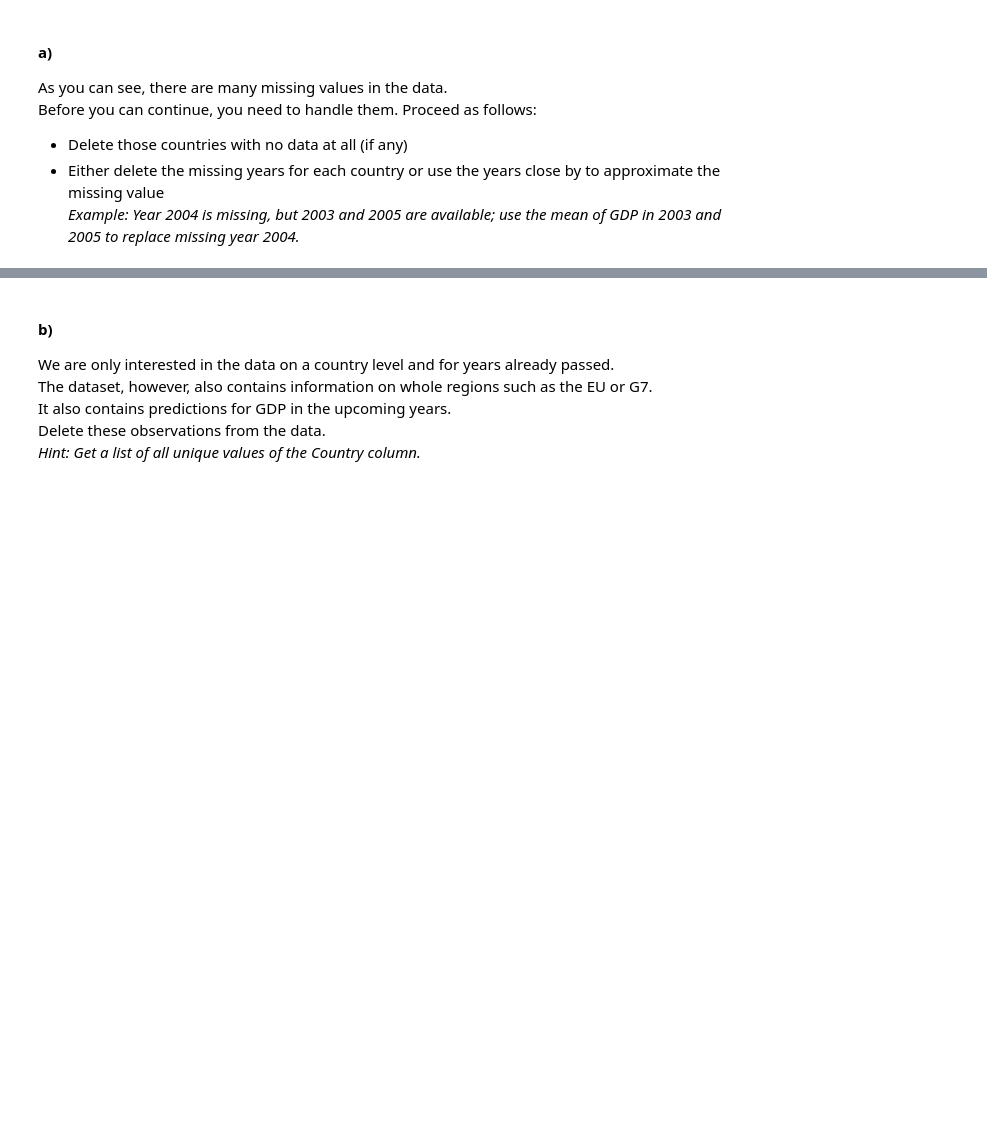
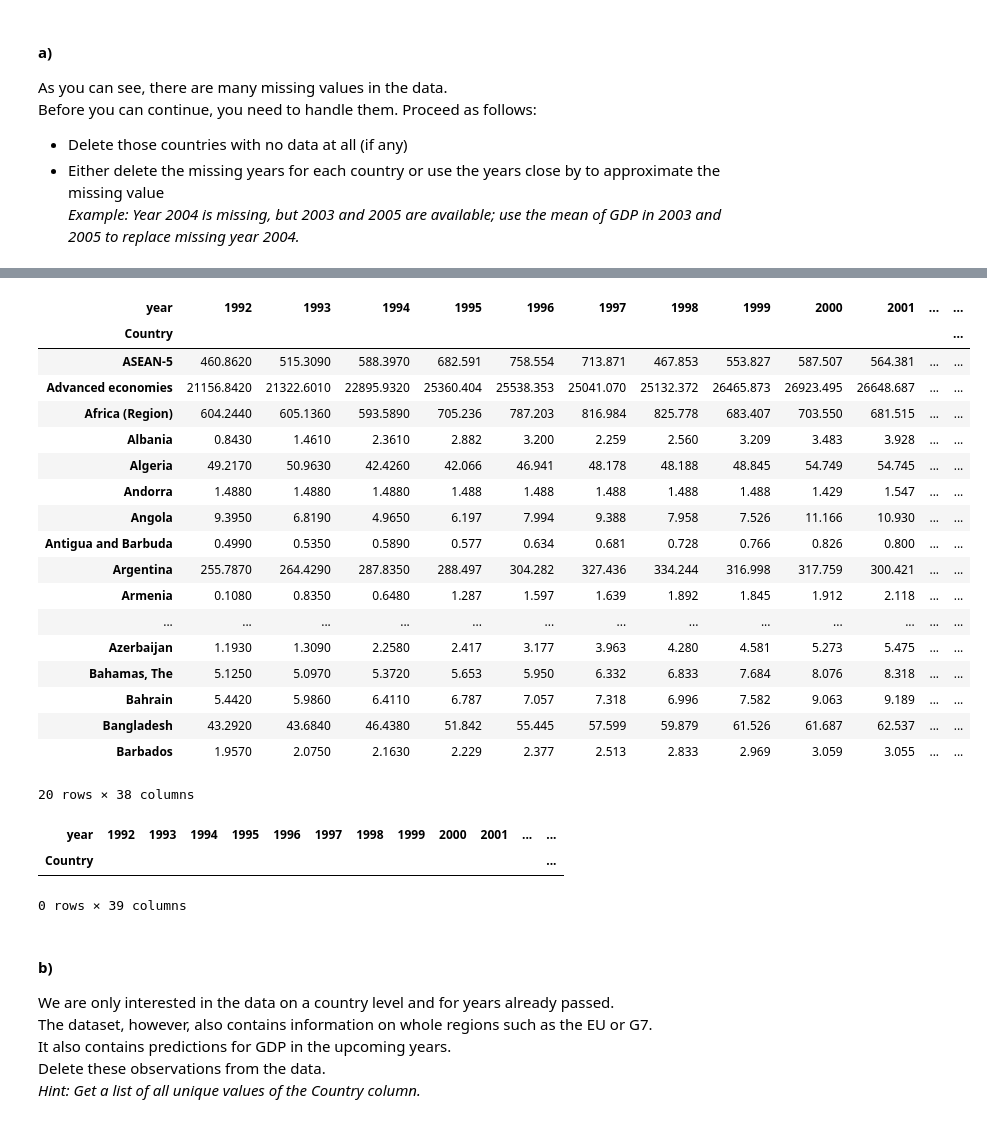
Before and after one commit to Monsieur-Bandana/data_science_clockmann, a Jupyter notebook: ClassProject.ipynb, the cells around one changed output, grey strips where cells are left out. Cells and saved outputs as stored; diff of their text form; code cells hidden in the pictures; blank space fills up the shorter version.

```diff
--- a/ClassProject.ipynb
+++ b/ClassProject.ipynb
@@ -50,0 +124,28 @@ Before you can continue, you need to handle them. Proceed as follows:
+# %%
+gdp_clean2 = gdp_clean.apply(lambda x: pd.to_numeric(x, errors='coerce'))
+# %%
+final_gdp = gdp_clean2.fillna(gdp_clean2.rolling(5, min_periods=2, center=True, axis=1).mean())
+# %%
+final_gdp2 = final_gdp.interpolate(method='linear', axis=1, limit_direction='both')
+# %%
+final_gdp2.head(20)
+# %% [output]
+| year | 1992 | 1993 | 1994 | 1995 | 1996 | 1997 | 1998 | 1999 | 2000 | 2001 | ... | ... |
+| Country |  |  |  |  |  |  |  |  |  |  |  | ... |
+| ASEAN-5 | 460.8620 | 515.3090 | 588.3970 | 682.591 | 758.554 | 713.871 | 467.853 | 553.827 | 587.507 | 564.381 | ... | ... |
+| Advanced economies | 21156.8420 | 21322.6010 | 22895.9320 | 25360.404 | 25538.353 | 25041.070 | 25132.372 | 26465.873 | 26923.495 | 26648.687 | ... | ... |
+| Africa (Region) | 604.2440 | 605.1360 | 593.5890 | 705.236 | 787.203 | 816.984 | 825.778 | 683.407 | 703.550 | 681.515 | ... | ... |
+| Albania | 0.8430 | 1.4610 | 2.3610 | 2.882 | 3.200 | 2.259 | 2.560 | 3.209 | 3.483 | 3.928 | ... | ... |
+| Algeria | 49.2170 | 50.9630 | 42.4260 | 42.066 | 46.941 | 48.178 | 48.188 | 48.845 | 54.749 | 54.745 | ... | ... |
+| Andorra | 1.4880 | 1.4880 | 1.4880 | 1.488 | 1.488 | 1.488 | 1.488 | 1.488 | 1.429 | 1.547 | ... | ... |
+| Angola | 9.3950 | 6.8190 | 4.9650 | 6.197 | 7.994 | 9.388 | 7.958 | 7.526 | 11.166 | 10.930 | ... | ... |
+| Antigua and Barbuda | 0.4990 | 0.5350 | 0.5890 | 0.577 | 0.634 | 0.681 | 0.728 | 0.766 | 0.826 | 0.800 | ... | ... |
+| Argentina | 255.7870 | 264.4290 | 287.8350 | 288.497 | 304.282 | 327.436 | 334.244 | 316.998 | 317.759 | 300.421 | ... | ... |
+| Armenia | 0.1080 | 0.8350 | 0.6480 | 1.287 | 1.597 | 1.639 | 1.892 | 1.845 | 1.912 | 2.118 | ... | ... |
+| ... | ... | ... | ... | ... | ... | ... | ... | ... | ... | ... | ... | ... |
+| Azerbaijan | 1.1930 | 1.3090 | 2.2580 | 2.417 | 3.177 | 3.963 | 4.280 | 4.581 | 5.273 | 5.475 | ... | ... |
+| Bahamas, The | 5.1250 | 5.0970 | 5.3720 | 5.653 | 5.950 | 6.332 | 6.833 | 7.684 | 8.076 | 8.318 | ... | ... |
+| Bahrain | 5.4420 | 5.9860 | 6.4110 | 6.787 | 7.057 | 7.318 | 6.996 | 7.582 | 9.063 | 9.189 | ... | ... |
+| Bangladesh | 43.2920 | 43.6840 | 46.4380 | 51.842 | 55.445 | 57.599 | 59.879 | 61.526 | 61.687 | 62.537 | ... | ... |
+| Barbados | 1.9570 | 2.0750 | 2.1630 | 2.229 | 2.377 | 2.513 | 2.833 | 2.969 | 3.059 | 3.055 | ... | ... |
+20 rows × 38 columns
@@ -51,3 +154,9 @@ Before you can continue, you need to handle them. Proceed as follows:
+# %%
+final_gdp2[final_gdp2['NaN_count2'] > 0]
+# %% [output]
+| year | 1992 | 1993 | 1994 | 1995 | 1996 | 1997 | 1998 | 1999 | 2000 | 2001 | ... | ... |
+| Country |  |  |  |  |  |  |  |  |  |  |  | ... |
+0 rows × 39 columns
 # %% [markdown]
 #### b)
 We are only interested in the data on a country level and for years already passed. <br>
```
Also changed, not shown: parts of 16 cells of this notebook.
